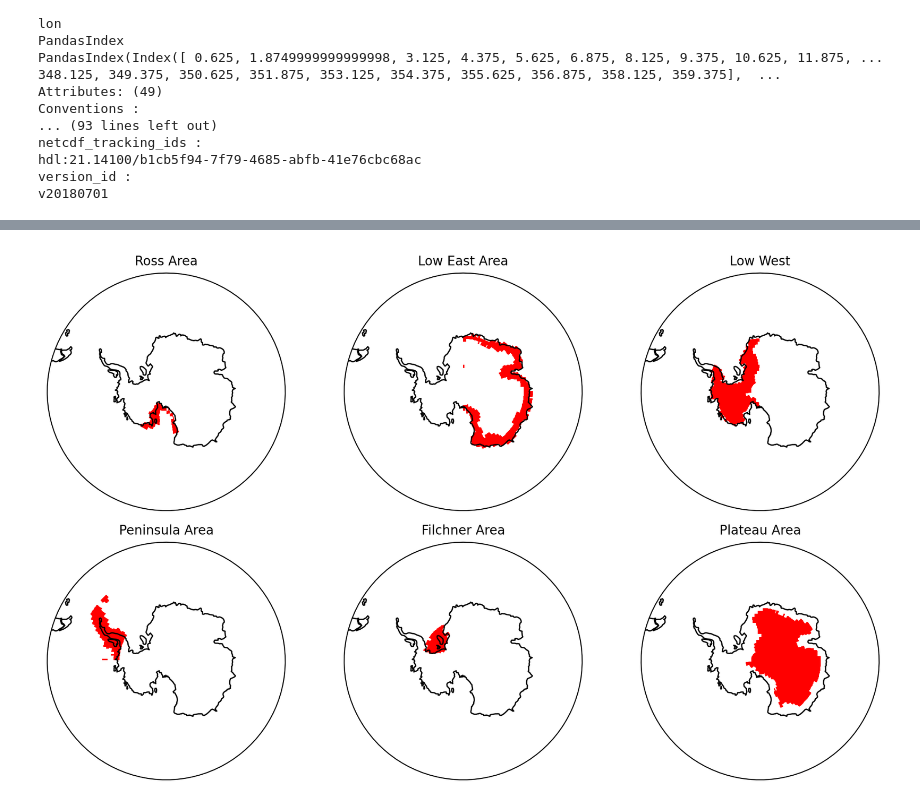
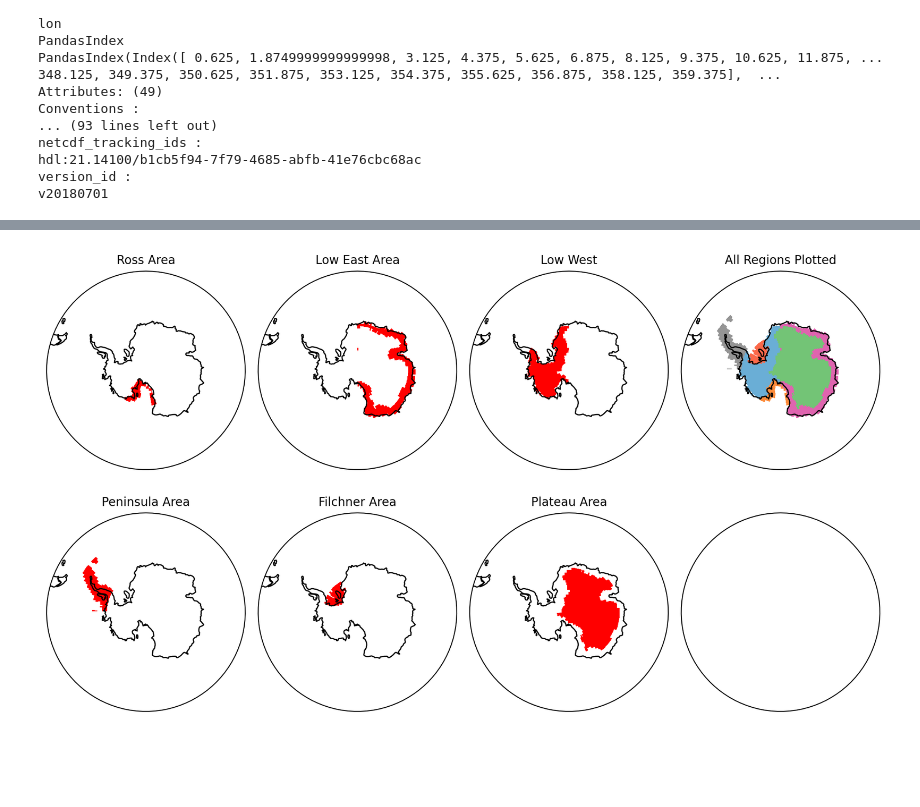
Before and after one commit to twass21/katabatic_winds, a Jupyter notebook: new mask code.ipynb, the cells around one changed output, grey strips where cells are left out. Saved outputs shown, nothing was run; the diff lists cells and outputs as text; code cells hidden in the pictures; blank space fills up the shorter version.

```diff
--- a/new mask code.ipynb
+++ b/new mask code.ipynb
@@ -286,0 +274,4 @@ array([[2870.0527, 2870.0527, 2870.0527, ..., 2870.0527, 2870.0527,
+# %%
+orog_cm4_lsm = orog_cm4.orog.where(orog_cm4.orog>0)
+
+orog_cm4_lsm.plot()
@@ -341,5 +380,5 @@ test=lowwest_CM4_mask*peninsula_CM4_mask
 # %%
-fig, ax = south_pole_map(cols=3, rows=2,fig_size=(10,6))
+fig, ax = south_pole_map(cols=4, rows=2,fig_size=(10,6))
 
 
 ross_CM4_mask.plot(ax=ax[0,0],
@@ -382,62 +421,57 @@ plateau_CM4_mask.plot(ax=ax[1,2],
               transform =ccrs.PlateCarree(),
               vmin=0,
               vmax=4000,
               extend='both',
                # alpha=0.5,
               cmap='r',add_colorbar=False, levels=60)
-# ross_CM4_mask.plot(ax=ax[1,4],
-#                transform =ccrs.PlateCarree(),
-#                extend='both',
-#                cmap="Oranges", add_colorbar=False)
+ross_CM4_mask.plot(ax=ax[0,3],
+               transform =ccrs.PlateCarree(),
+               extend='both',
+               cmap="Oranges", add_colorbar=False)
 
-# loweast_CM4_mask.plot(ax=ax[1,4],
-#                transform =ccrs.PlateCarree(),
-#                extend='both',
-#                cmap="PuRd", add_colorbar=False)
+loweast_CM4_mask.plot(ax=ax[0,3],
+               transform =ccrs.PlateCarree(),
+               extend='both',
+               cmap="PuRd", add_colorbar=False)
 
 
-# lowwest_CM4_mask.plot(ax=ax[1,4],
-#                transform =ccrs.PlateCarree(),
-#                extend='both',
-#                cmap="Blues", add_colorbar=False)
+lowwest_CM4_mask.plot(ax=ax[0,3],
+               transform =ccrs.PlateCarree(),
+               extend='both',
+               cmap="Blues", add_colorbar=False)
 
-# peninsula_CM4_mask.plot(ax=ax[1,4],
-#                transform =ccrs.PlateCarree(),
-#                extend='both',
-#                cmap="Greys", add_colorbar=False)
+peninsula_CM4_mask.plot(ax=ax[0,3],
+               transform =ccrs.PlateCarree(),
+               extend='both',
+               cmap="Greys", add_colorbar=False)
 
-# filchner_CM4_mask.plot(ax=ax[1,4],
-#                transform =ccrs.PlateCarree(),
-#                extend='both',
-#                cmap="Reds", add_colorbar=False)
+filchner_CM4_mask.plot(ax=ax[0,3],
+               transform =ccrs.PlateCarree(),
+               extend='both',
+               cmap="Reds", add_colorbar=False)
 
-# plateau_CM4_mask.plot(ax=ax[1,4],
-#                transform =ccrs.PlateCarree(),
-#                extend='both',
-#                cmap="Greens", add_colorbar=False)
+plateau_CM4_mask.plot(ax=ax[0,3],
+               transform =ccrs.PlateCarree(),
+               extend='both',
+               cmap="Greens", add_colorbar=False)
 
 
-# ax[0].set_title('Ross Region')
-# ax[1].set_title('Low East Region')
-# ax[2].set_title('Low West Region')
-# ax[3].set_title('Peninsula Region')
-# ax[4].set_title('Filchner Region')
-# ax[5].set_title('Plateau Region')
-# ax[6].set_title('All Regions Plotted')
 
 ax[0,0].coastlines()
 ax[0,1].coastlines()
 ax[0,2].coastlines()
 ax[1,0].coastlines()
 ax[1,1].coastlines()
 ax[1,2].coastlines()
+ax[0,3].coastlines()
 
 ax[0,0].set_title('Ross Area',size=10)
 ax[0,1].set_title('Low East Area',size=10)
 ax[0,2].set_title('Low West',size=10)
 ax[1,0].set_title('Peninsula Area',size=10)
 ax[1,1].set_title('Filchner Area',size=10)
 ax[1,2].set_title('Plateau Area',size=10)
+ax[0,3].set_title('All Regions Plotted',size=10)
 plt.tight_layout()
 # %% [output]
-[figure, old version]
+[figure, new version]
```
Also changed, not shown: parts of 43 cells of this notebook.
